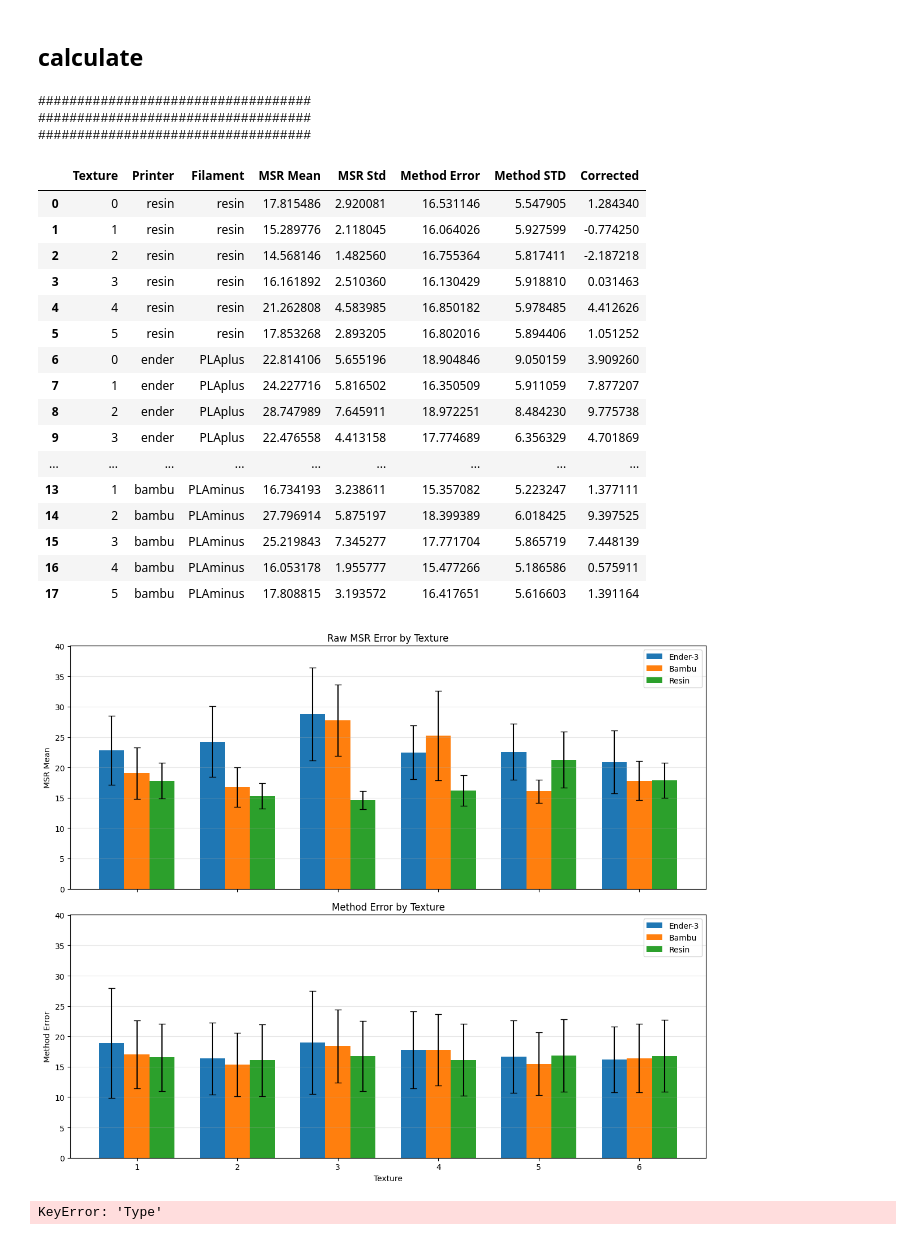
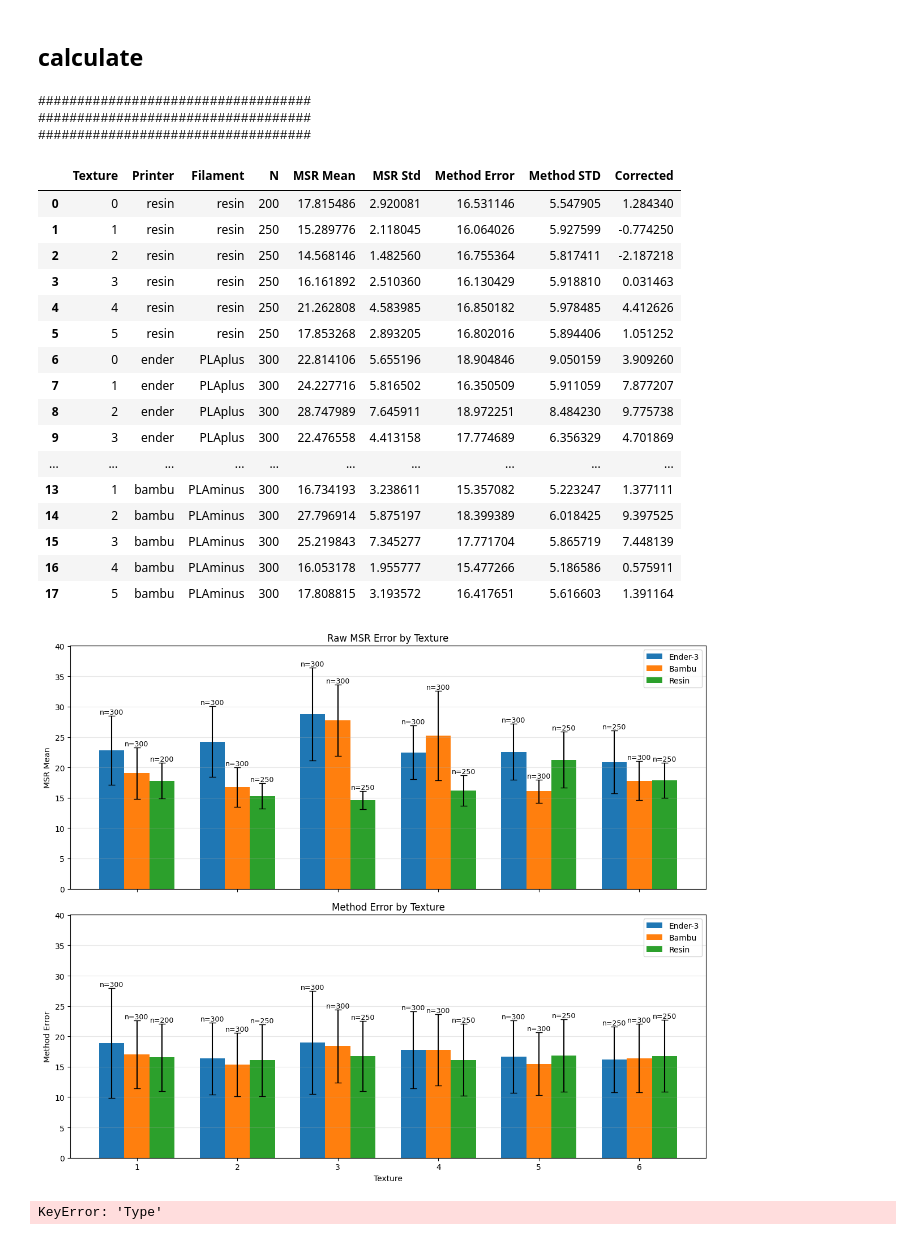
Before and after one commit to shepai/3D-textures, a Jupyter notebook: Experimental/difference.ipynb, the cells around one changed output. Drawn from its saved outputs; the diff is of its cells as text; code cells hidden in the pictures.

```diff
--- a/Experimental/difference.ipynb
+++ b/Experimental/difference.ipynb
@@ -181,6 +181,7 @@ for j in range(len(printers)):
             pattern="z"+str(i),
             pressure="P30"
         )
+        n = len(X_c)*2*25
         ar=[]
         methods=[]
         for j in range(1,len(X_c)):
@@ -193,6 +194,7 @@ for j in range(len(printers)):
                         #print(msr_per_point.shape)
                         # (25)
                         ar.append(msr_per_point)
+
             diff = (X_c[j, 0] - X_c[j, 1]) ** 2
             method_error_per_point = np.mean(diff, axis=(1, 2))
             #print(method_error_per_point.shape)
@@ -212,6 +214,7 @@ for j in range(len(printers)):
             "Texture": i,
             "Printer": comb[0],
             "Filament": comb[1],
+            "N": n,
             "MSR Mean": msr_mean,
             "MSR Std": msr_std,
             "Method Error": method_error,
@@ -225,23 +228,23 @@ overall_means_df
 ###################################
 ###################################
 ###################################
-|  | Texture | Printer | Filament | MSR Mean | MSR Std | Method Error | Method STD | Corrected |
-| 0 | 0 | resin | resin | 17.815486 | 2.920081 | 16.531146 | 5.547905 | 1.284340 |
-| 1 | 1 | resin | resin | 15.289776 | 2.118045 | 16.064026 | 5.927599 | -0.774250 |
-| 2 | 2 | resin | resin | 14.568146 | 1.482560 | 16.755364 | 5.817411 | -2.187218 |
-| 3 | 3 | resin | resin | 16.161892 | 2.510360 | 16.130429 | 5.918810 | 0.031463 |
-| 4 | 4 | resin | resin | 21.262808 | 4.583985 | 16.850182 | 5.978485 | 4.412626 |
-| 5 | 5 | resin | resin | 17.853268 | 2.893205 | 16.802016 | 5.894406 | 1.051252 |
-| 6 | 0 | ender | PLAplus | 22.814106 | 5.655196 | 18.904846 | 9.050159 | 3.909260 |
-| 7 | 1 | ender | PLAplus | 24.227716 | 5.816502 | 16.350509 | 5.911059 | 7.877207 |
-| 8 | 2 | ender | PLAplus | 28.747989 | 7.645911 | 18.972251 | 8.484230 | 9.775738 |
-| 9 | 3 | ender | PLAplus | 22.476558 | 4.413158 | 17.774689 | 6.356329 | 4.701869 |
-| ... | ... | ... | ... | ... | ... | ... | ... | ... |
-| 13 | 1 | bambu | PLAminus | 16.734193 | 3.238611 | 15.357082 | 5.223247 | 1.377111 |
-| 14 | 2 | bambu | PLAminus | 27.796914 | 5.875197 | 18.399389 | 6.018425 | 9.397525 |
-| 15 | 3 | bambu | PLAminus | 25.219843 | 7.345277 | 17.771704 | 5.865719 | 7.448139 |
-| 16 | 4 | bambu | PLAminus | 16.053178 | 1.955777 | 15.477266 | 5.186586 | 0.575911 |
-| 17 | 5 | bambu | PLAminus | 17.808815 | 3.193572 | 16.417651 | 5.616603 | 1.391164 |
+|  | Texture | Printer | Filament | N | MSR Mean | MSR Std | Method Error | Method STD | Corrected |
+| 0 | 0 | resin | resin | 200 | 17.815486 | 2.920081 | 16.531146 | 5.547905 | 1.284340 |
+| 1 | 1 | resin | resin | 250 | 15.289776 | 2.118045 | 16.064026 | 5.927599 | -0.774250 |
+| 2 | 2 | resin | resin | 250 | 14.568146 | 1.482560 | 16.755364 | 5.817411 | -2.187218 |
+| 3 | 3 | resin | resin | 250 | 16.161892 | 2.510360 | 16.130429 | 5.918810 | 0.031463 |
+| 4 | 4 | resin | resin | 250 | 21.262808 | 4.583985 | 16.850182 | 5.978485 | 4.412626 |
+| 5 | 5 | resin | resin | 250 | 17.853268 | 2.893205 | 16.802016 | 5.894406 | 1.051252 |
+| 6 | 0 | ender | PLAplus | 300 | 22.814106 | 5.655196 | 18.904846 | 9.050159 | 3.909260 |
+| 7 | 1 | ender | PLAplus | 300 | 24.227716 | 5.816502 | 16.350509 | 5.911059 | 7.877207 |
+| 8 | 2 | ender | PLAplus | 300 | 28.747989 | 7.645911 | 18.972251 | 8.484230 | 9.775738 |
+| 9 | 3 | ender | PLAplus | 300 | 22.476558 | 4.413158 | 17.774689 | 6.356329 | 4.701869 |
+| ... | ... | ... | ... | ... | ... | ... | ... | ... | ... |
+| 13 | 1 | bambu | PLAminus | 300 | 16.734193 | 3.238611 | 15.357082 | 5.223247 | 1.377111 |
+| 14 | 2 | bambu | PLAminus | 300 | 27.796914 | 5.875197 | 18.399389 | 6.018425 | 9.397525 |
+| 15 | 3 | bambu | PLAminus | 300 | 25.219843 | 7.345277 | 17.771704 | 5.865719 | 7.448139 |
+| 16 | 4 | bambu | PLAminus | 300 | 16.053178 | 1.955777 | 15.477266 | 5.186586 | 0.575911 |
+| 17 | 5 | bambu | PLAminus | 300 | 17.808815 | 3.193572 | 16.417651 | 5.616603 | 1.391164 |
 # %%
 import numpy as np
 import matplotlib.pyplot as plt
@@ -330,7 +333,7 @@ for j, (printer, filament) in enumerate(combinations):
         for texture in textures
     ]
 
-    ax.bar(
+    bars = ax.bar(
         x + (j - 1) * width,
         means,
         width,
@@ -338,6 +341,21 @@ for j, (printer, filament) in enumerate(combinations):
         capsize=4,
         label=printer_labels[printer]
     )
+
+    # Add sample count above each bar
+    for bar, texture in zip(bars, textures):
+        row = next(row for row in rows if row["Texture"] == texture)
+        n = row["N"]
+
+        ax.text(
+            bar.get_x() + bar.get_width() / 2,
+            bar.get_height() + stds[textures.index(texture)],
+            f"n={n}",
+            ha="center",
+            va="bottom",
+            fontsize=9
+        )
+
 
 ax.set_title("Raw MSR Error by Texture")
 ax.set_ylabel("MSR Mean")
@@ -366,35 +384,50 @@ for j, (printer, filament) in enumerate(combinations):
         next(row["Method Error"] for row in rows if row["Texture"] == texture)
         for texture in textures
     ]
 
     stds = [
         next(row["Method STD"] for row in rows if row["Texture"] == texture)
         for texture in textures
     ]
 
-    ax.bar(
+    bars = ax.bar(
         x + (j - 1) * width,
         errors,
         width,
         yerr=stds,
         capsize=4,
         label=printer_labels[printer]
     )
+
+    # Add sample count above each bar
+    for bar, texture, std in zip(bars, textures, stds):
+        row = next(row for row in rows if row["Texture"] == texture)
+        n = row["N"]
+
+        ax.text(
+            bar.get_x() + bar.get_width() / 2,
+            bar.get_height() + std,
+            f"n={n}",
+            ha="center",
+            va="bottom",
+            fontsize=9
+        )
+
 
 ax.set_title("Method Error by Texture")
 ax.set_xlabel("Texture")
 ax.set_ylabel("Method Error")
 ax.set_ylim(0, y_max)
 ax.set_xticks(x)
 ax.set_xticklabels(texture_labels)
 ax.legend()
 ax.grid(axis="y", alpha=0.3)
 
 plt.tight_layout()
 plt.savefig("/home/dexter/Documents/GitHub/3D-textures/assets/msr_3dprint.pdf")
 plt.show()
 # %% [output]
-[figure, old version]
+[figure, new version]
 # %%
 from scipy.stats import ttest_ind
 
```
Also changed, not shown: 6 other files.
